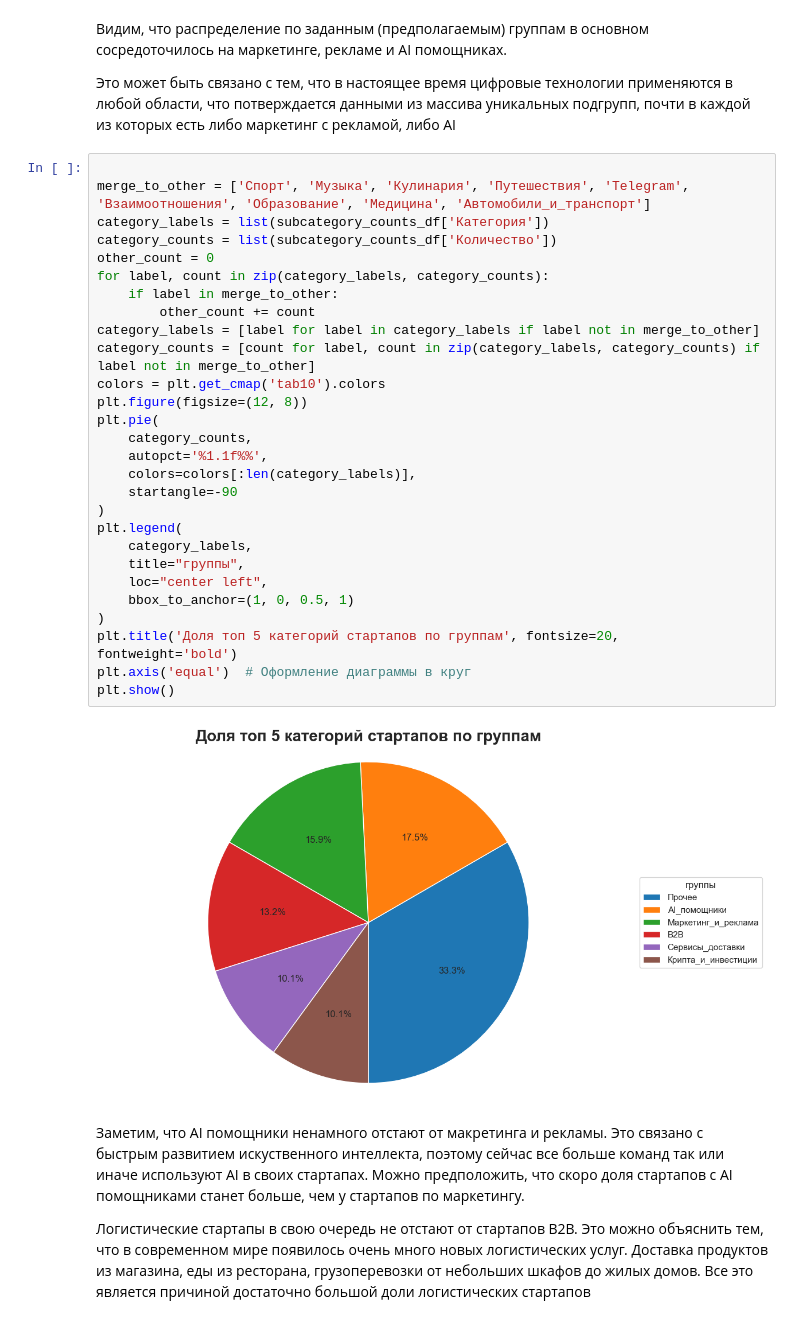
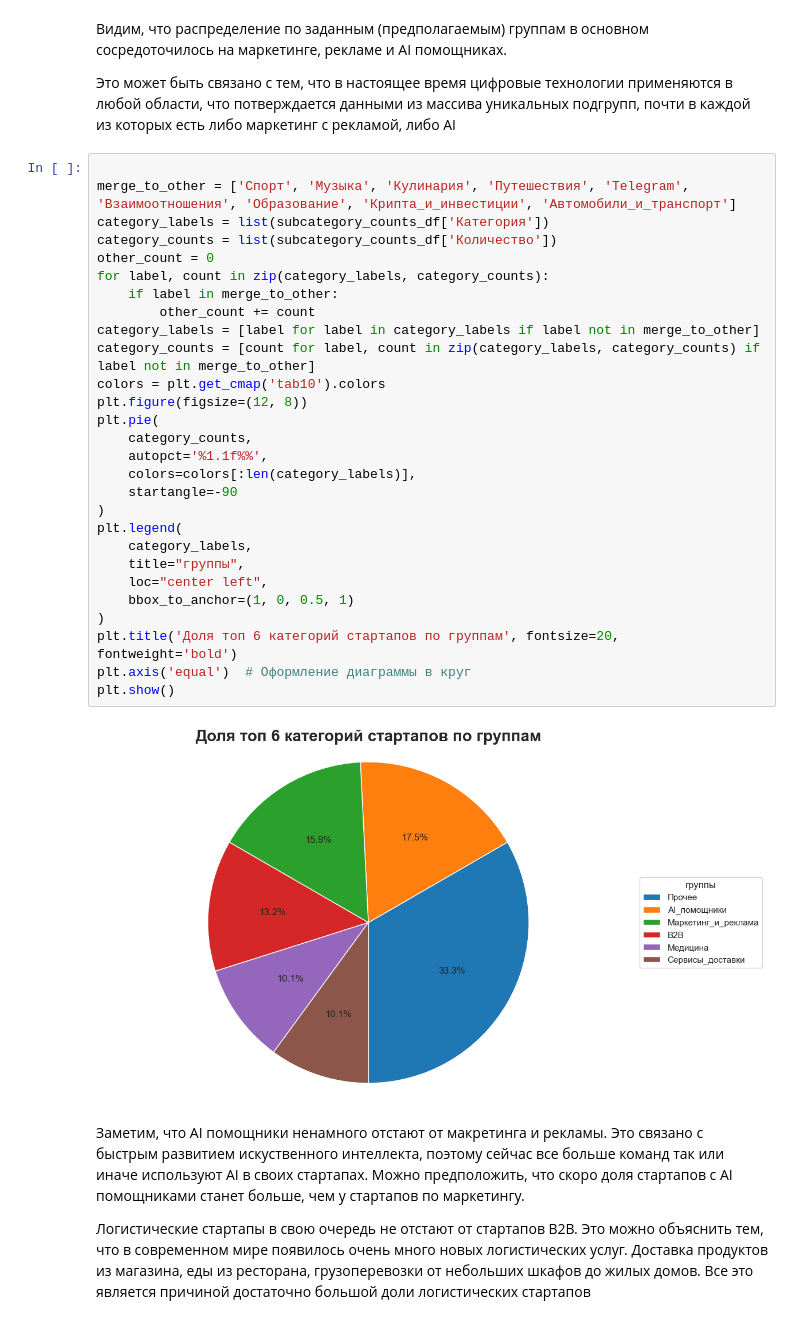
Before and after one commit to panchill/Startup-analytics, a Jupyter notebook: Startup_analytics.ipynb, the cells around one changed output. Drawn from its saved outputs; the diff is of its cells as text.

```diff
--- a/Startup_analytics.ipynb
+++ b/Startup_analytics.ipynb
@@ -216,34 +216,34 @@ plt.show()
 Это может быть связано с тем, что в настоящее время цифровые технологии применяются в любой области, что потверждается данными из массива уникальных подгрупп, почти в каждой из которых есть либо маркетинг с рекламой, либо AI
 # %%
 
-merge_to_other = ['Спорт', 'Музыка', 'Кулинария', 'Путешествия', 'Telegram', 'Взаимоотношения', 'Образование', 'Медицина', 'Автомобили_и_транспорт']
+merge_to_other = ['Спорт', 'Музыка', 'Кулинария', 'Путешествия', 'Telegram', 'Взаимоотношения', 'Образование', 'Крипта_и_инвестиции', 'Автомобили_и_транспорт']
 category_labels = list(subcategory_counts_df['Категория'])
 category_counts = list(subcategory_counts_df['Количество'])
 other_count = 0
 for label, count in zip(category_labels, category_counts):
     if label in merge_to_other:
         other_count += count
 category_labels = [label for label in category_labels if label not in merge_to_other]
 category_counts = [count for label, count in zip(category_labels, category_counts) if label not in merge_to_other]
 colors = plt.get_cmap('tab10').colors
 plt.figure(figsize=(12, 8))
 plt.pie(
     category_counts,
     autopct='%1.1f%%',
     colors=colors[:len(category_labels)],
     startangle=-90
 )
 plt.legend(
     category_labels,
     title="группы",
     loc="center left",
     bbox_to_anchor=(1, 0, 0.5, 1)
 )
-plt.title('Доля топ 5 категорий стартапов по группам', fontsize=20, fontweight='bold')
+plt.title('Доля топ 6 категорий стартапов по группам', fontsize=20, fontweight='bold')
 plt.axis('equal')  # Оформление диаграммы в круг
 plt.show()
 # %% [output]
-[figure, old version]
+[figure, new version]
 # %% [markdown]
 
 
```
Also changed, not shown: parts of 2 cells of this notebook.
